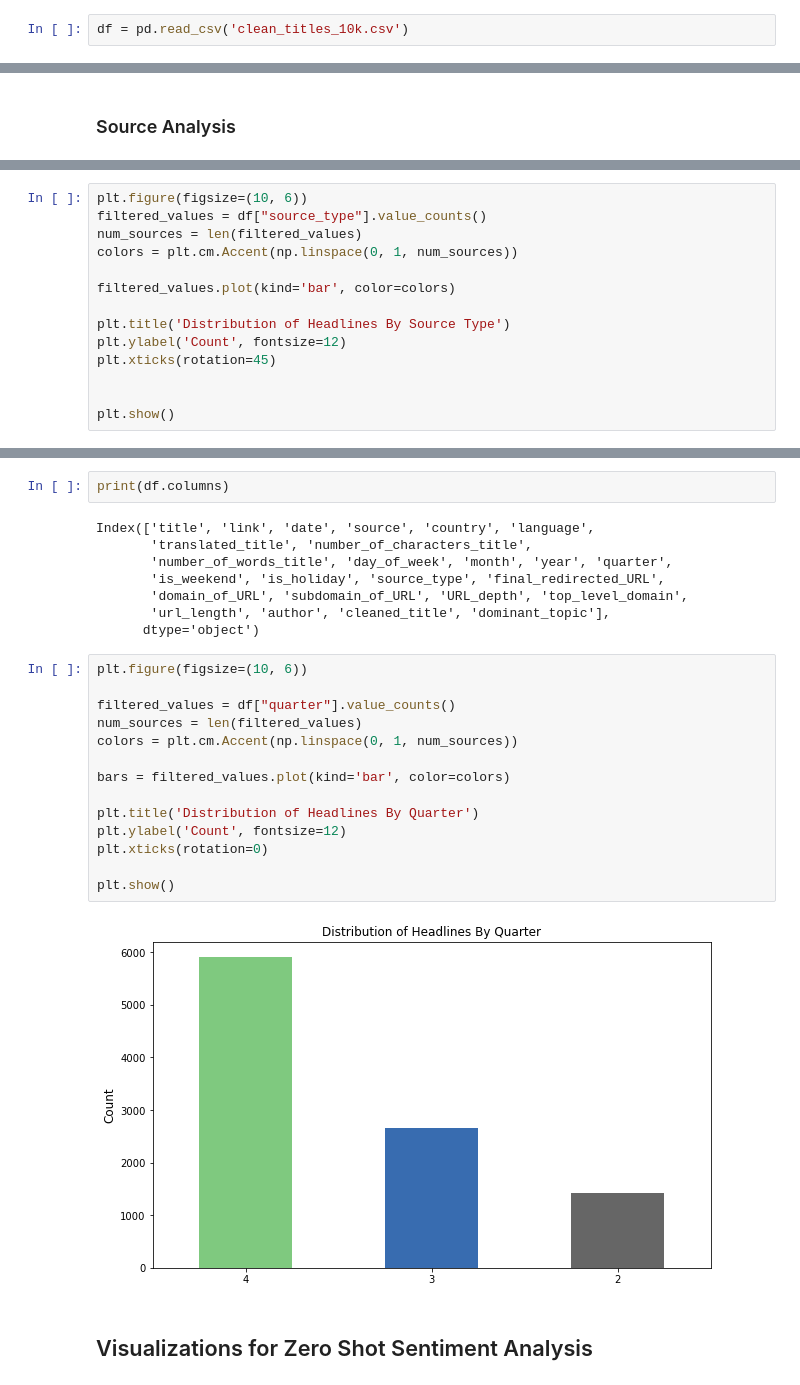
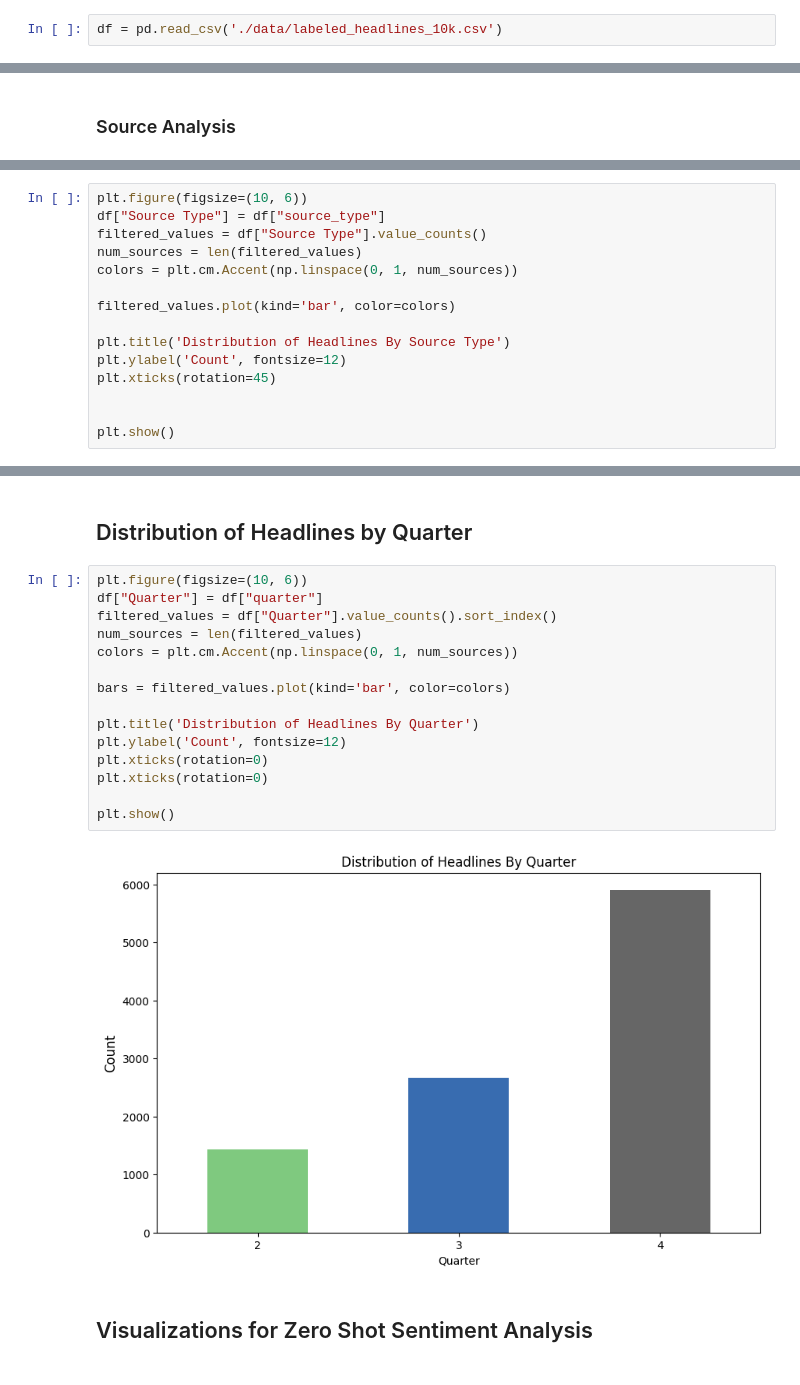
Before and after one commit to ArjunRajpal123/datathon-breaking-bad-data, a Jupyter notebook: EDA_P1.ipynb, the cells around one changed output, grey strips where cells are left out. Saved outputs shown, nothing was run; the diff lists cells and outputs as text.

```diff
--- a/EDA_P1.ipynb
+++ b/EDA_P1.ipynb
@@ -4,7 +8,7 @@ import numpy as np
 import matplotlib.pyplot as plt
 import seaborn
 # %%
-df = pd.read_csv('clean_titles_10k.csv')
+df = pd.read_csv('./data/labeled_headlines_10k.csv')
 # %%
 df.head()
 # %% [output]
@@ -47,6 +51,7 @@ plt.show()
 # %%
 plt.figure(figsize=(10, 6))
-filtered_values = df["source_type"].value_counts()
+df["Source Type"] = df["source_type"]
+filtered_values = df["Source Type"].value_counts()
 num_sources = len(filtered_values)
 colors = plt.cm.Accent(np.linspace(0, 1, num_sources))
 
@@ -85,29 +85,22 @@ plt.show()
-# %%
-print(df.columns)
-# %% [output]
-Index(['title', 'link', 'date', 'source', 'country', 'language',
-       'translated_title', 'number_of_characters_title',
-       'number_of_words_title', 'day_of_week', 'month', 'year', 'quarter',
-       'is_weekend', 'is_holiday', 'source_type', 'final_redirected_URL',
-       'domain_of_URL', 'subdomain_of_URL', 'URL_depth', 'top_level_domain',
-       'url_length', 'author', 'cleaned_title', 'dominant_topic'],
-      dtype='object')
+# %% [markdown]
+## Distribution of Headlines by Quarter
 # %%
 plt.figure(figsize=(10, 6))
-
-filtered_values = df["quarter"].value_counts()
+df["Quarter"] = df["quarter"]
+filtered_values = df["Quarter"].value_counts().sort_index()
 num_sources = len(filtered_values)
 colors = plt.cm.Accent(np.linspace(0, 1, num_sources))
 
 bars = filtered_values.plot(kind='bar', color=colors)
 
 plt.title('Distribution of Headlines By Quarter')
 plt.ylabel('Count', fontsize=12)
 plt.xticks(rotation=0)
+plt.xticks(rotation=0)
 
 plt.show()
 # %% [output]
-[figure, old version]
+[figure, new version]
 # %% [markdown]
 ## Visualizations for Zero Shot Sentiment Analysis
 # %%
```
Also changed, not shown: parts of 27 cells of this notebook, 5 other files.
